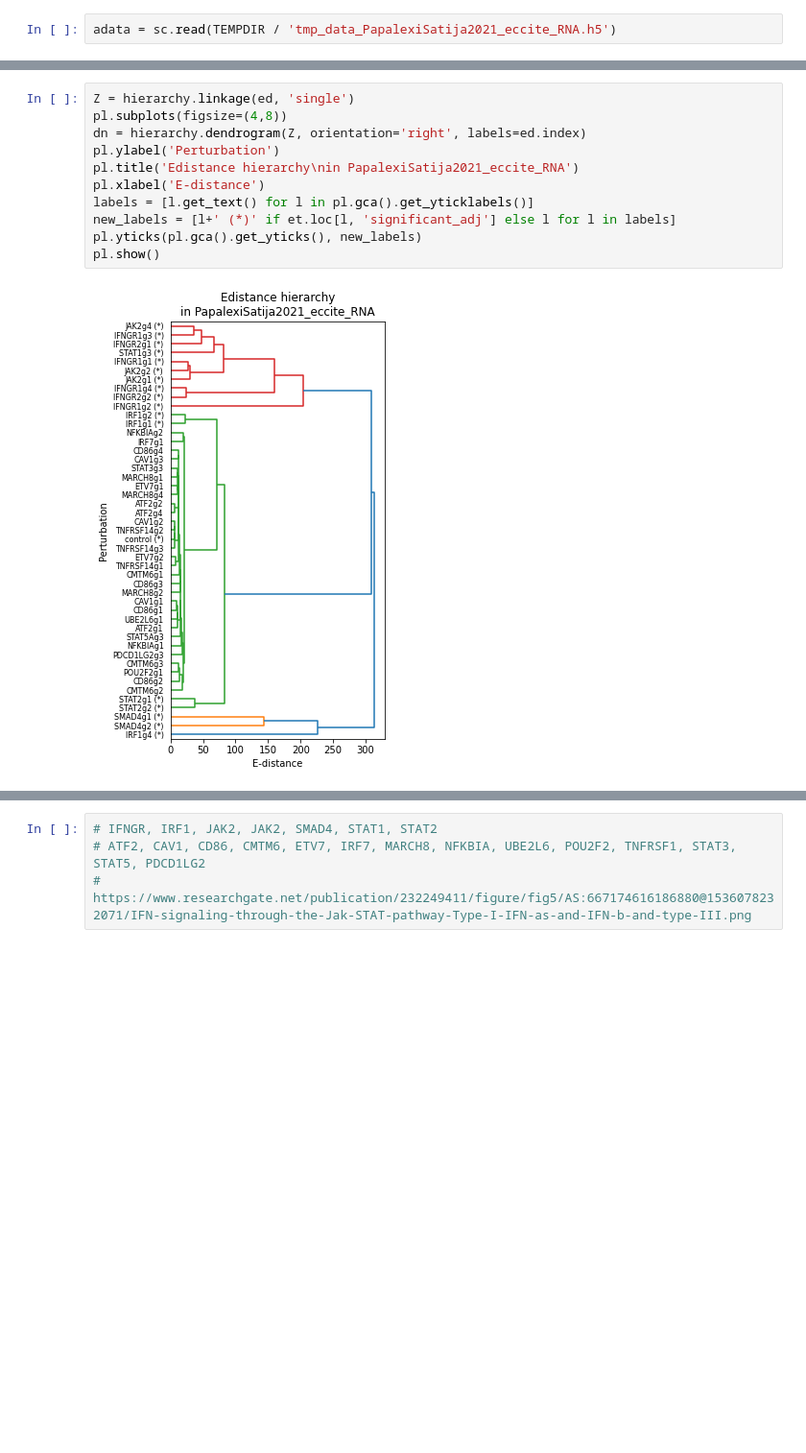
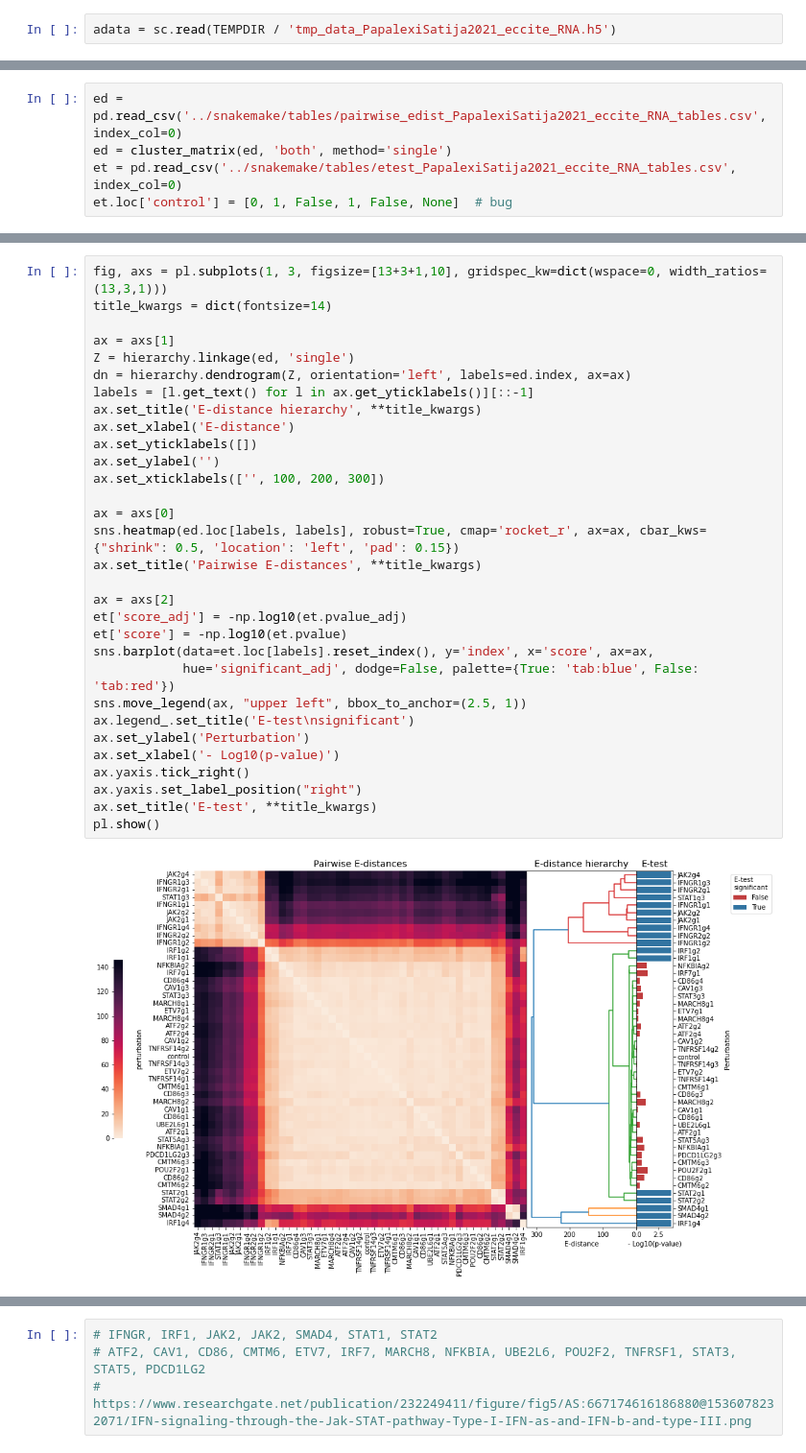
Before and after one commit to sanderlab/scPerturb, a Jupyter notebook: revision/notebooks/bio_interpretation_cluster_perturbations.ipynb, the cells around one changed output, grey strips where cells are left out. Shown at 96% size. Saved outputs shown, nothing was run; the diff lists cells and outputs as text; blank space fills up the shorter version.

```diff
--- a/revision/notebooks/bio_interpretation_cluster_perturbations.ipynb
+++ b/revision/notebooks/bio_interpretation_cluster_perturbations.ipynb
@@ -57,0 +50,5 @@ et = pd.read_csv('../snakemake/tables/etest_PapalexiSatija2021_eccite_RNA_tables
+# %%
+ed = pd.read_csv('../snakemake/tables/pairwise_edist_PapalexiSatija2021_eccite_RNA_tables.csv', index_col=0)
+ed = cluster_matrix(ed, 'both', method='single')
+et = pd.read_csv('../snakemake/tables/etest_PapalexiSatija2021_eccite_RNA_tables.csv', index_col=0)
+et.loc['control'] = [0, 1, False, 1, False, None]  # bug
@@ -58,13 +57,33 @@ et = pd.read_csv('../snakemake/tables/etest_PapalexiSatija2021_eccite_RNA_tables
 # %%
+fig, axs = pl.subplots(1, 3, figsize=[13+3+1,10], gridspec_kw=dict(wspace=0, width_ratios=(13,3,1)))
+title_kwargs = dict(fontsize=14)
+
+ax = axs[1]
 Z = hierarchy.linkage(ed, 'single')
-pl.subplots(figsize=(4,8))
-dn = hierarchy.dendrogram(Z, orientation='right', labels=ed.index)
-pl.ylabel('Perturbation')
-pl.title('Edistance hierarchy\nin PapalexiSatija2021_eccite_RNA')
-pl.xlabel('E-distance')
-labels = [l.get_text() for l in pl.gca().get_yticklabels()]
-new_labels = [l+' (*)' if et.loc[l, 'significant_adj'] else l for l in labels]
-pl.yticks(pl.gca().get_yticks(), new_labels)
+dn = hierarchy.dendrogram(Z, orientation='left', labels=ed.index, ax=ax)
+labels = [l.get_text() for l in ax.get_yticklabels()][::-1]
+ax.set_title('E-distance hierarchy', **title_kwargs)
+ax.set_xlabel('E-distance')
+ax.set_yticklabels([])
+ax.set_ylabel('')
+ax.set_xticklabels(['', 100, 200, 300])
+
+ax = axs[0]
+sns.heatmap(ed.loc[labels, labels], robust=True, cmap='rocket_r', ax=ax, cbar_kws={"shrink": 0.5, 'location': 'left', 'pad': 0.15})
+ax.set_title('Pairwise E-distances', **title_kwargs)
+
+ax = axs[2]
+et['score_adj'] = -np.log10(et.pvalue_adj)
+et['score'] = -np.log10(et.pvalue)
+sns.barplot(data=et.loc[labels].reset_index(), y='index', x='score', ax=ax,
+            hue='significant_adj', dodge=False, palette={True: 'tab:blue', False: 'tab:red'})
+sns.move_legend(ax, "upper left", bbox_to_anchor=(2.5, 1))
+ax.legend_.set_title('E-test\nsignificant')
+ax.set_ylabel('Perturbation')
+ax.set_xlabel('- Log10(p-value)')
+ax.yaxis.tick_right()
+ax.yaxis.set_label_position("right")
+ax.set_title('E-test', **title_kwargs)
 pl.show()
 # %% [output]
-[figure, old version]
+[figure, new version]
```
Also changed, not shown: parts of 12 cells of this notebook, 12 other files.
